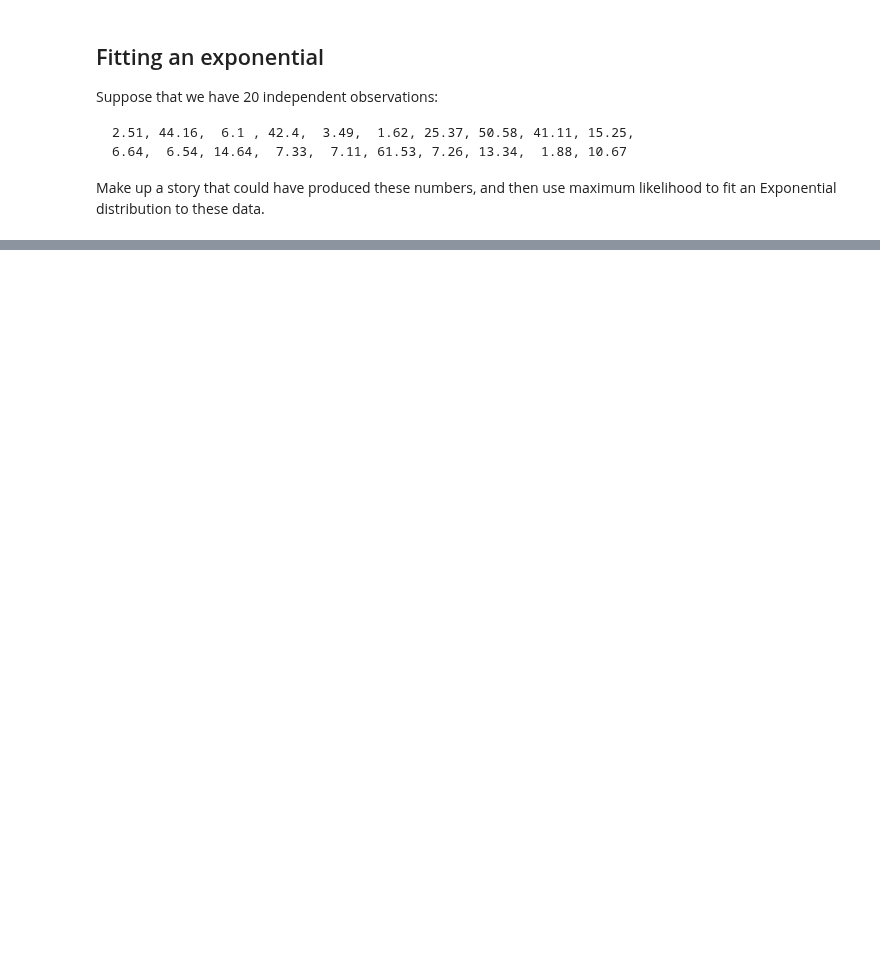
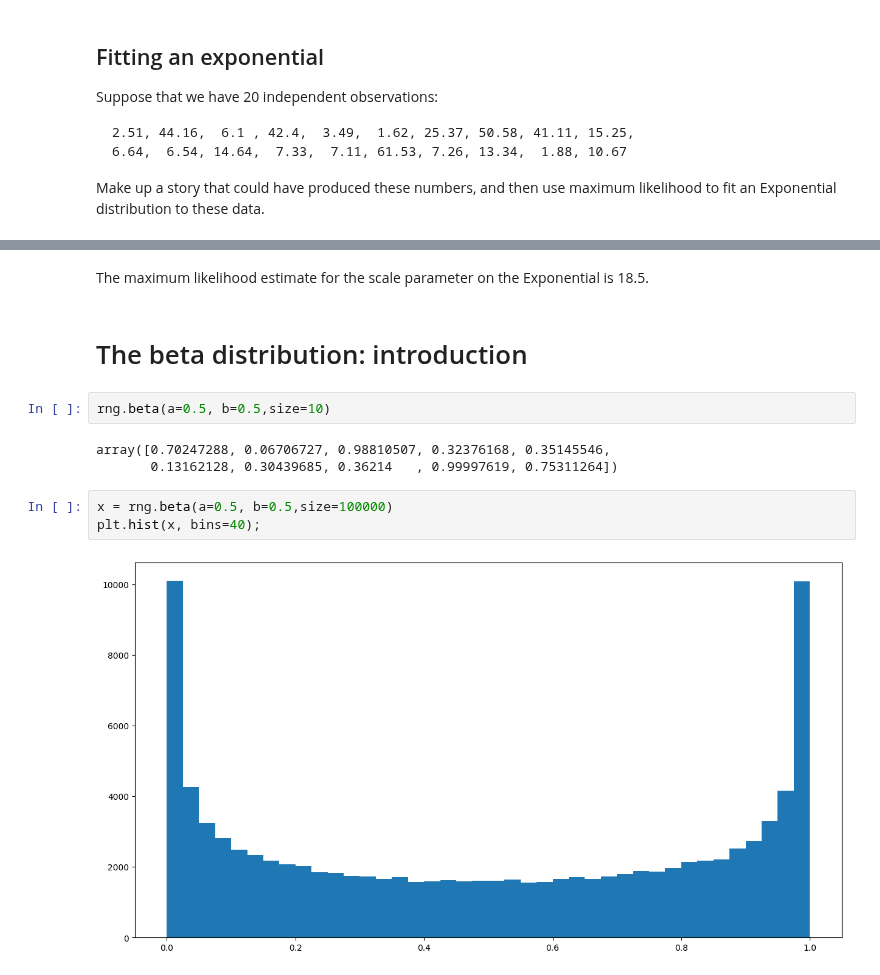
Before and after one commit to UOdsci/dsci345, a Jupyter notebook: class_material/slides/Week_05_Review.ipynb, the cells around one changed output, grey strips where cells are left out. Saved outputs shown, nothing was run; the diff lists cells and outputs as text; blank space fills up the shorter version.

```diff
--- a/class_material/slides/Week_05_Review.ipynb
+++ b/class_material/slides/Week_05_Review.ipynb
@@ -251,0 +368,15 @@ and then use maximum likelihood to fit an Exponential distribution to these data
+# %% [markdown]
+The maximum likelihood estimate for the scale parameter on the Exponential
+is 18.5.
+# %% [markdown]
+# The beta distribution: introduction
+# %%
+rng.beta(a=0.5, b=0.5,size=10)
+# %% [output]
+array([0.70247288, 0.06706727, 0.98810507, 0.32376168, 0.35145546,
+       0.13162128, 0.30439685, 0.36214   , 0.99997619, 0.75311264])
+# %%
+x = rng.beta(a=0.5, b=0.5,size=100000)
+plt.hist(x, bins=40);
+# %% [output]
+[figure, added]
```
Also changed, not shown: parts of 14 cells of this notebook, 1 other file.
